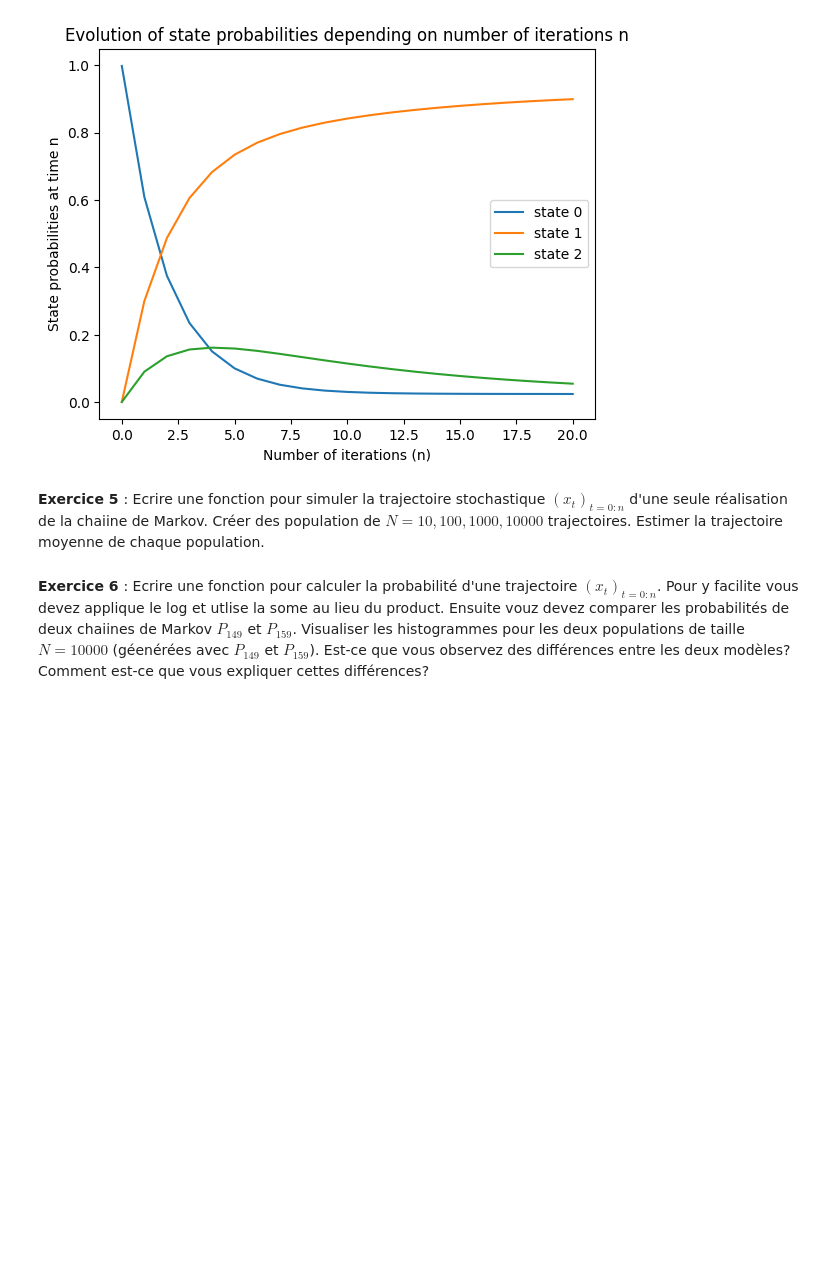
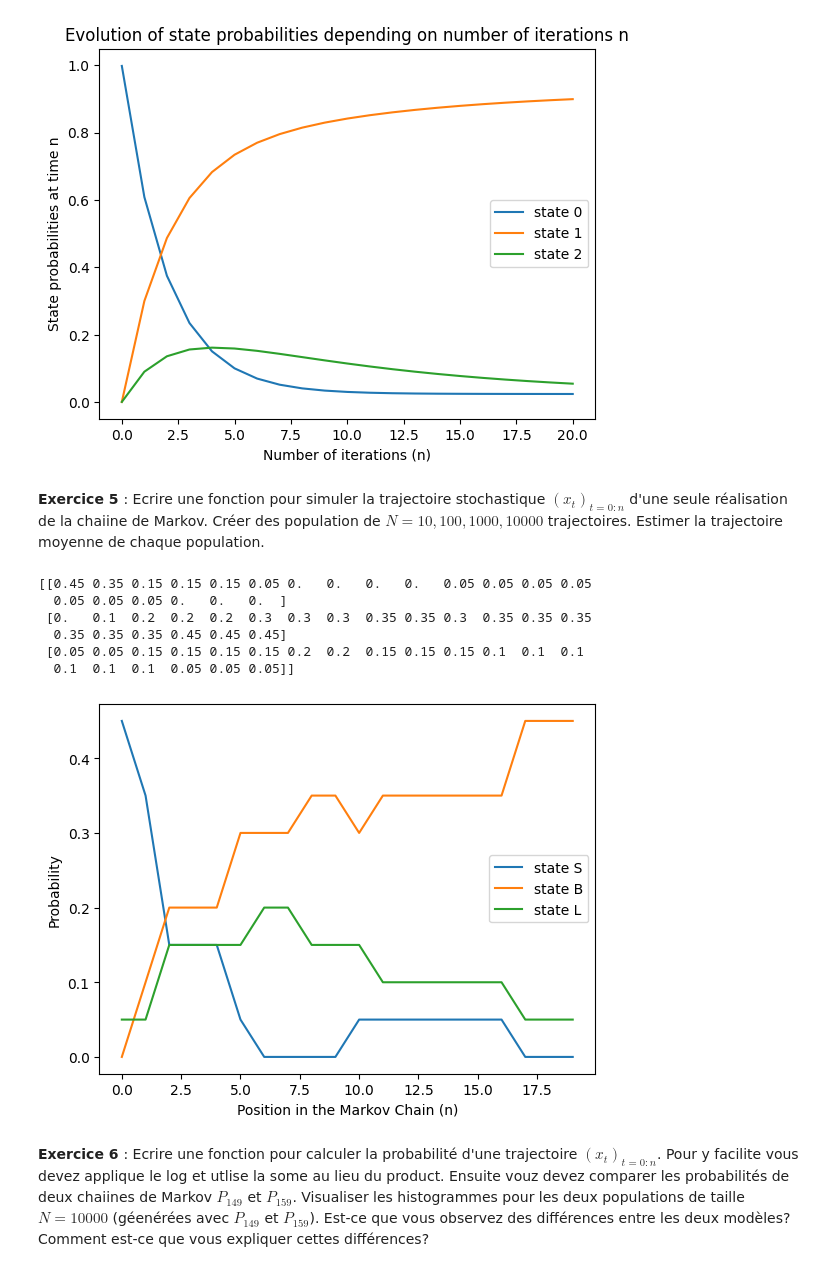
Before and after one commit to EliiseNicolas/M1_S2_BIM, a Jupyter notebook: SBAS/tme04/TME4.ipynb, the cells around one changed output. Drawn from its saved outputs; the diff is of its cells as text; code cells hidden in the pictures; blank space fills up the shorter version.

```diff
--- a/SBAS/tme04/TME4.ipynb
+++ b/SBAS/tme04/TME4.ipynb
@@ -242,7 +242,19 @@ def Trajectoire (n, Pi_0, P):
     output Traj: list of states that simulates the stochastic trajectory ['S', 'B', 'L']
     """
     Traj = []
+    proba = Pi_0
 
+    for i in range(n):
+        nb= random.random()
+        if nb < proba[0] :
+            Traj.append('S')
+            proba=P[0]
+        elif nb <(proba[0]+proba[1]):
+            Traj.append('B')
+            proba = P[1]
+        else :
+            Traj.append('L')
+            proba=P[2]
     return Traj
 
 #Déterminer une trajectoire pour N population.
@@ -256,7 +268,8 @@ def Trajectoire_P(n, Pi_0, P, N):
     output TrajP: trajectory
     """
     TrajP=[]
-
+    for i in range(N) :
+        TrajP.append(Trajectoire(n, Pi_0, P))
     return TrajP
 
 
@@ -274,6 +287,15 @@ def Trajectoire_moy(n, Pi_0, P, N):
 
     TrajMoy = np.zeros((3,n))
 
+    TrajP = Trajectoire_P(n, Pi_0, P, N)
+
+    for pos in range(n):
+        for seq in range(N) :
+            for i, res in enumerate (["S", "B", "L"]) :
+                if TrajP[seq][pos]==res :
+                    TrajMoy[i,pos] +=1
+
+    TrajMoy = TrajMoy/n
 
     return TrajMoy
 
@@ -283,8 +305,28 @@ def plotTrajectory(t):
     Plot Trajectory
     input1 t: trajectory
     """
+    r, n = t.shape
+    x = np.arange(0,n)
+    res = ["S", "B", "L"]
+    plt.figure()
+    for i in range(r) :
+        plt.plot(x, t[i], label=f"state {res[i]}")
+    plt.legend()
+    plt.xlabel("Position in the Markov Chain (n)")
+    plt.ylabel("Probability")
+    plt.show()
 # %%
-plotTrajectory(Trajectoire_moy(20, pi1, p_149, 10))
+t = Trajectoire_moy(20, pi1, p_149, 10)
+print(t)
+plotTrajectory(t)
+# %% [output]
+[[0.45 0.35 0.15 0.15 0.15 0.05 0.   0.   0.   0.   0.05 0.05 0.05 0.05
+  0.05 0.05 0.05 0.   0.   0.  ]
+ [0.   0.1  0.2  0.2  0.2  0.3  0.3  0.3  0.35 0.35 0.3  0.35 0.35 0.35
+  0.35 0.35 0.35 0.45 0.45 0.45]
+ [0.05 0.05 0.15 0.15 0.15 0.15 0.2  0.2  0.15 0.15 0.15 0.1  0.1  0.1
+  0.1  0.1  0.1  0.05 0.05 0.05]]
+[figure, added]
 # %% [markdown]
 <b> Exercice 6 </b>:
 Ecrire une fonction pour calculer la probabilité d'une trajectoire
```
Also changed, not shown: parts of 2 cells of this notebook, 1 other file.
